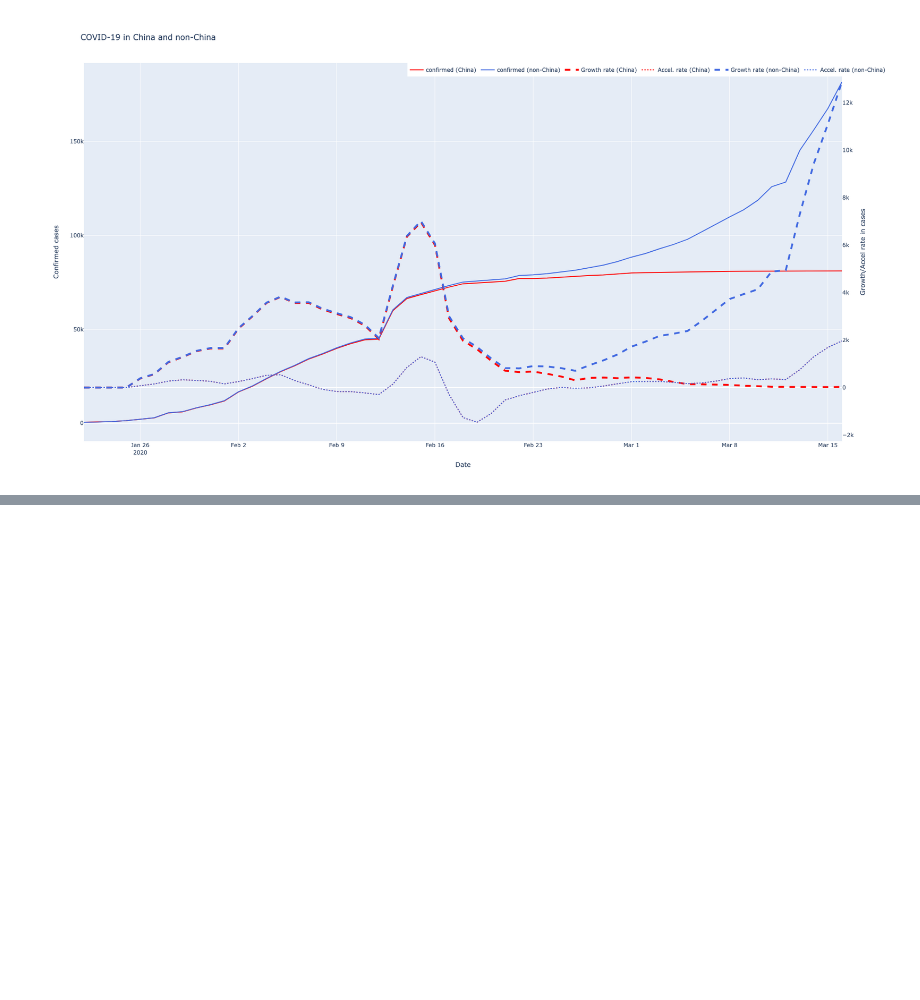
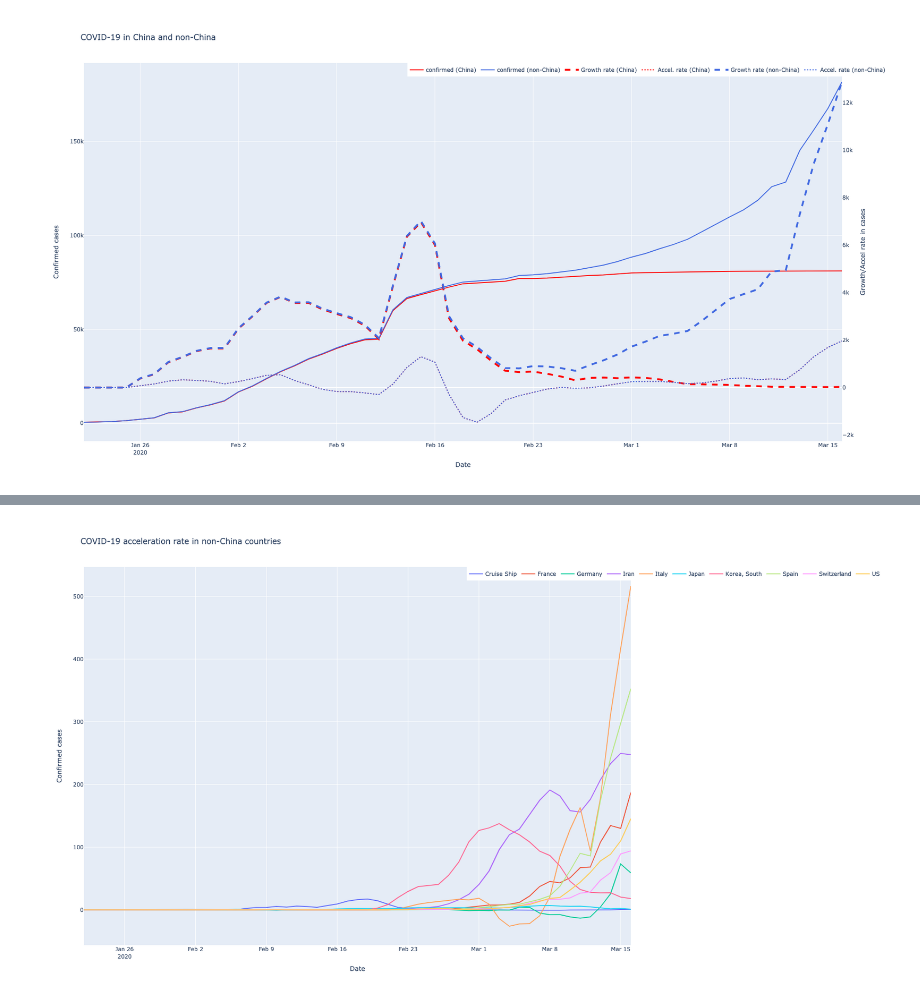
Before and after one commit to ivanmkc/covid19, a Jupyter notebook: covid.ipynb, the cells around one changed output, grey strips where cells are left out. Cells and saved outputs as stored; diff of their text form; code cells hidden in the pictures; blank space fills up the shorter version.

```diff
--- a/covid.ipynb
+++ b/covid.ipynb
@@ -231,0 +266,12 @@ fig2.show()
+# %%
+layout = go.Layout(title="COVID-19 acceleration rate in non-China countries", margin={"l": 100, "r": 100},
+                   colorway=["#287D95", "#EF533B"], legend={"x": 0.7, "y": 1, 'orientation': "h"},
+                   yaxis={'title': 'Confirmed cases'},
+                   yaxis2={'title': 'Growth/Accel rate in cases', 'overlaying': 'y', 'side': 'right', "showgrid": False},
+                   xaxis={"title": "Date"},
+                   height=1000)
+
+fig = go.Figure(data=traces_acceleration, layout=layout)
+fig.show()
+# %% [output]
+[figure, added]
```
Also changed, not shown: parts of 7 cells of this notebook.
